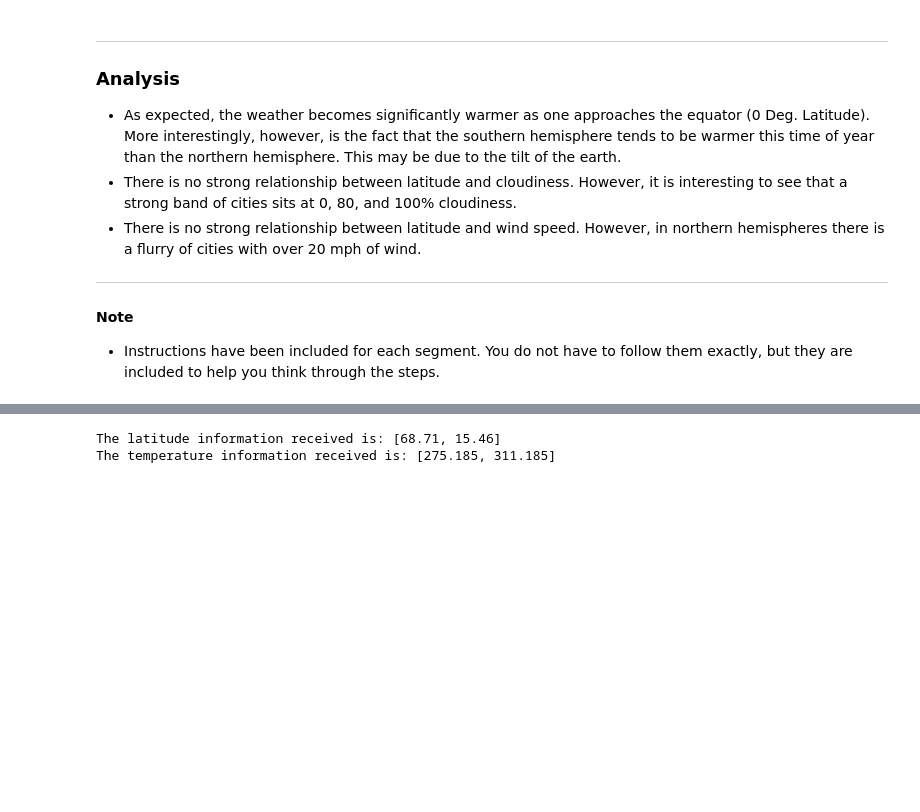
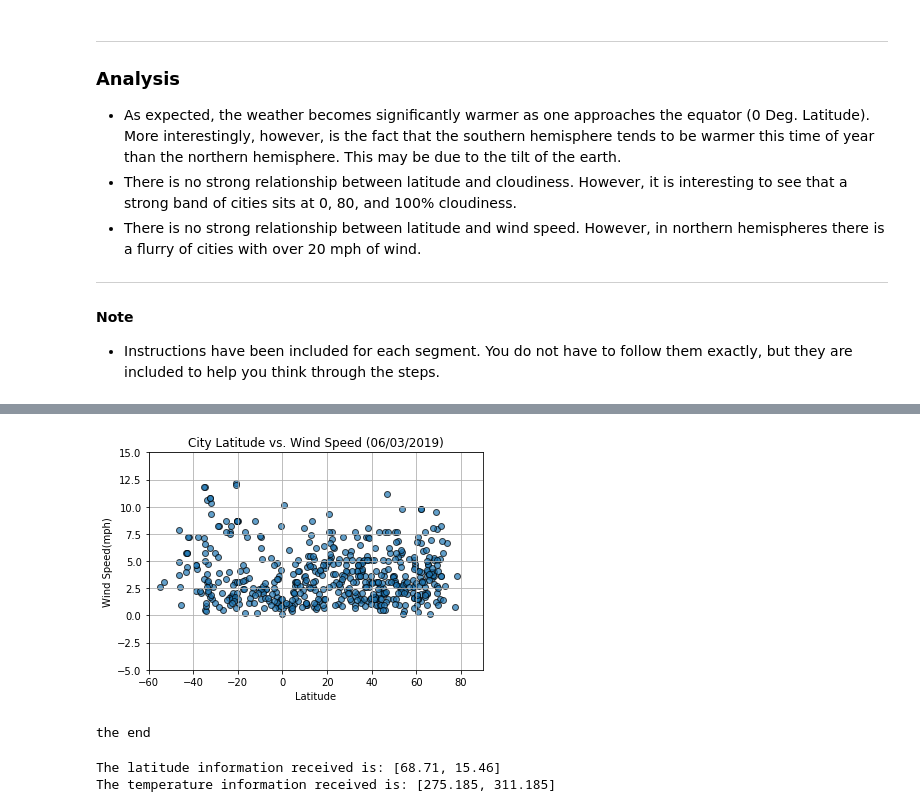
Before and after one commit to lisatian8/python-apis-challenge, a Jupyter notebook: starter_code/WeatherPy.ipynb, the cells around one changed output, grey strips where cells are left out. Cells and saved outputs as stored; diff of their text form; code cells hidden in the pictures; blank space fills up the shorter version.

```diff
--- a/starter_code/WeatherPy.ipynb
+++ b/starter_code/WeatherPy.ipynb
@@ -115,0 +252,25 @@ weather_data.head()
+# %%
+###
+#Latitude vs. Wind Speed Plot
+# Build a scatter plot for each data type
+plt.scatter(weather_data["Lat"],
+            weather_data["Wind Speed"],
+            edgecolor="black", linewidths=1, marker="o", alpha=0.7)
+
+# Incorporate the other graph properties
+plt.title("City Latitude vs. Wind Speed (" + local_date + ")")
+plt.ylabel("Wind Speed(mph)")
+plt.xlabel("Latitude")
+plt.grid(True)
+#plt.xlim([-90, 90])
+#plt.ylim([-5, 40])
+plt.xlim([-60, 90])
+plt.ylim([-5, 15])
+
+# Save the figure
+plt.savefig("Latitude_WindSpeed.png")
+
+# Show plot
+plt.show()
+# %% [output]
+[figure, added]
@@ -116,3 +279,7 @@ weather_data.head()
+# %%
+print("the end")
+# %% [output]
+the end
 # %%
 ###
 url = "http://api.openweathermap.org/data/2.5/weather?"
```
Also changed, not shown: parts of 11 cells of this notebook.
